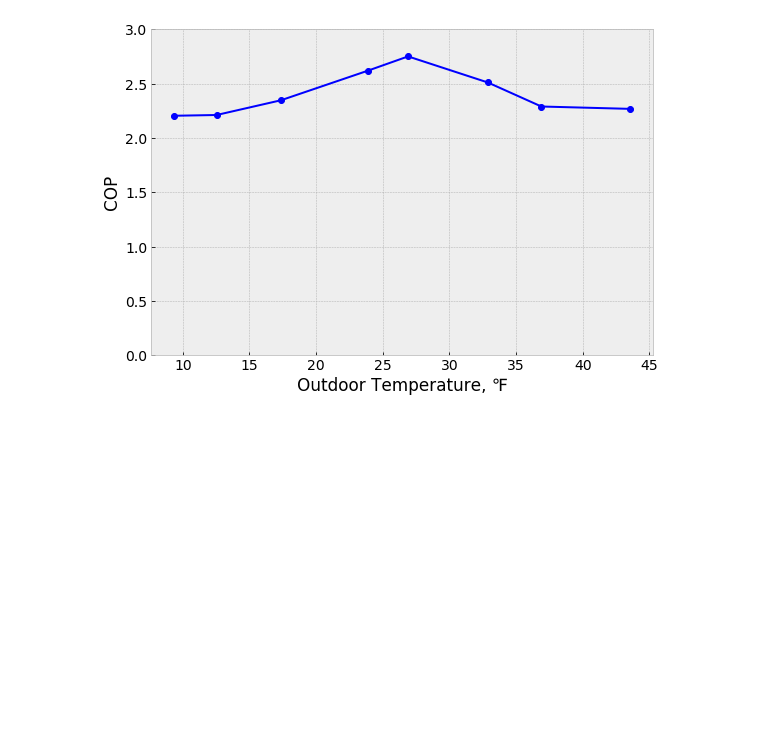
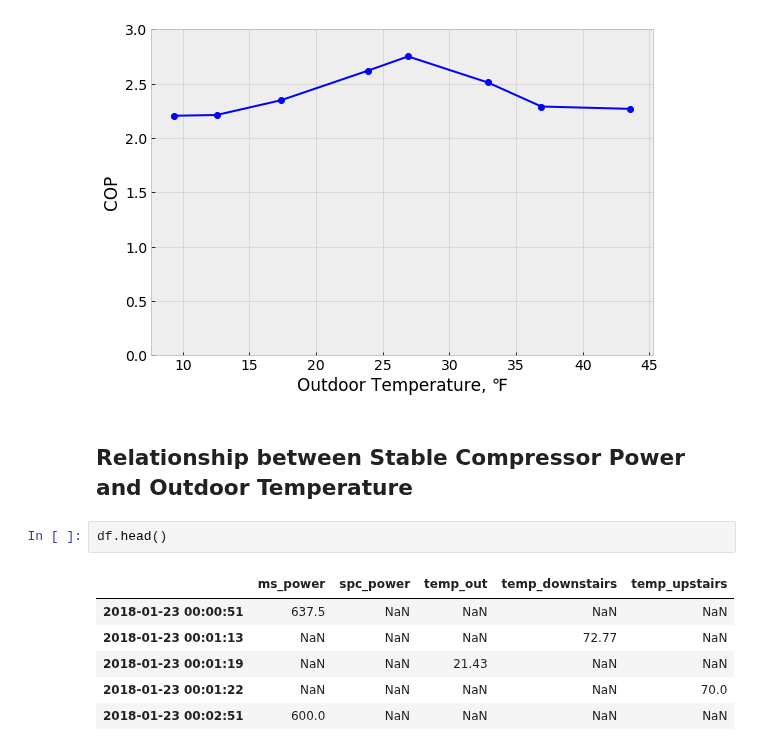
Before and after one commit to alanmitchell/heat-pump-study, a Jupyter notebook: field_studies/kaluza/kaluza.ipynb, the cells around one changed output. Cells and saved outputs as stored; diff of their text form; blank space fills up the shorter version.

```diff
--- a/field_studies/kaluza/kaluza.ipynb
+++ b/field_studies/kaluza/kaluza.ipynb
@@ -381,3 +386,14 @@ dfr['field_study'] = True
 dfr.to_pickle('temp_cop_kaluza.pkl')
 # %% [output]
 [figure]
+# %% [markdown]
+## Relationship between Stable Compressor Power and Outdoor Temperature
+# %%
+df.head()
+# %% [output]
+|  | ms_power | spc_power | temp_out | temp_downstairs | temp_upstairs |
+| 2018-01-23 00:00:51 | 637.5 | NaN | NaN | NaN | NaN |
+| 2018-01-23 00:01:13 | NaN | NaN | NaN | 72.77 | NaN |
+| 2018-01-23 00:01:19 | NaN | NaN | 21.43 | NaN | NaN |
+| 2018-01-23 00:01:22 | NaN | NaN | NaN | NaN | 70.0 |
+| 2018-01-23 00:02:51 | 600.0 | NaN | NaN | NaN | NaN |
```
Also changed, not shown: parts of 4 cells of this notebook, 3 other files.
